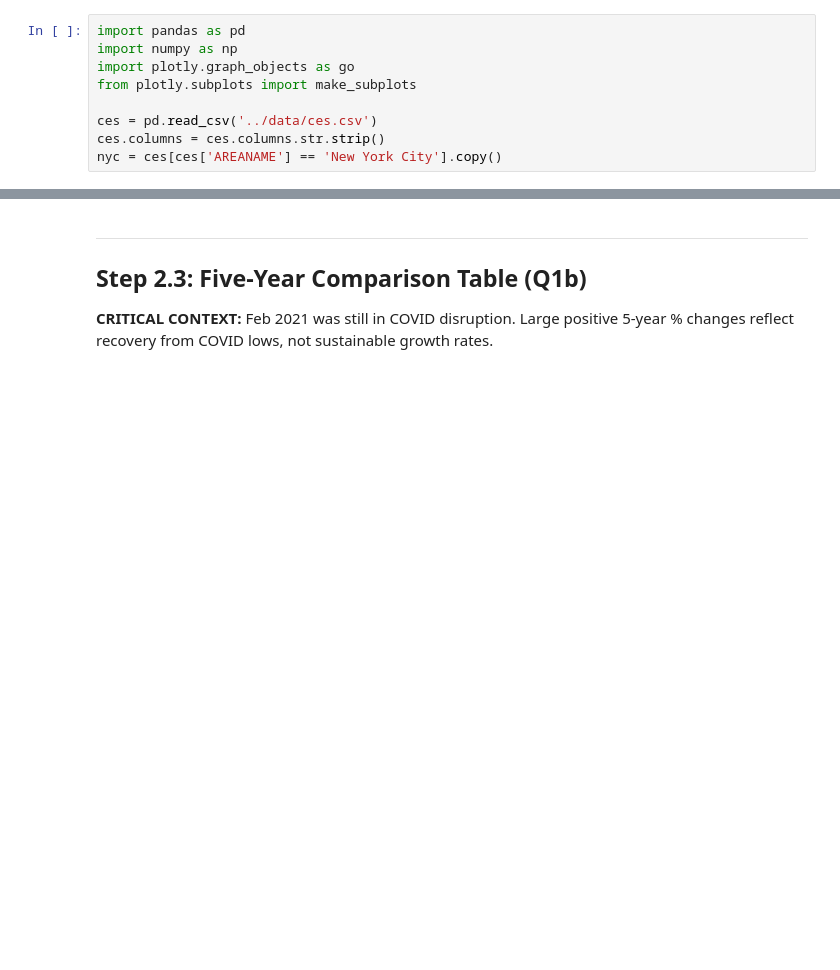
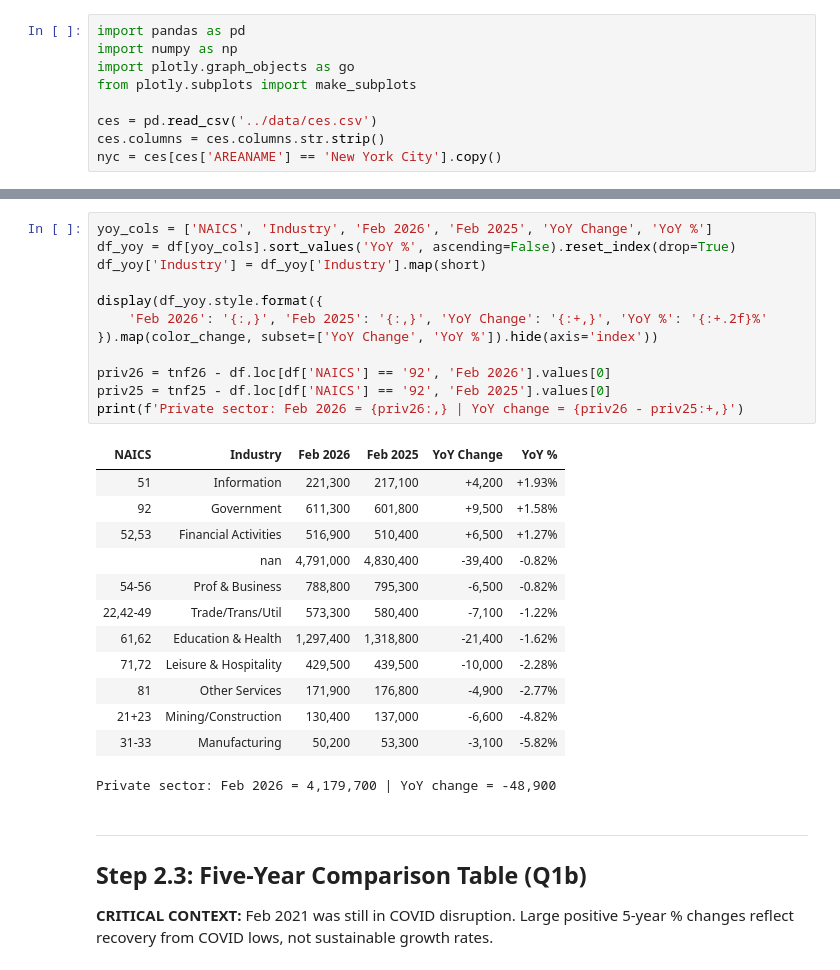
Before and after one commit to lrud/OSC_LR, a Jupyter notebook: notebooks/Q1_Employment_Analysis_executed.ipynb, the cells around one changed output, grey strips where cells are left out. Drawn from its saved outputs; the diff is of its cells as text; blank space fills up the shorter version.

```diff
--- a/notebooks/Q1_Employment_Analysis_executed.ipynb
+++ b/notebooks/Q1_Employment_Analysis_executed.ipynb
@@ -186,3 +113,29 @@ Private sector: Feb 2026 = 4,179,700 | YoY change = -48,900
+# %%
+yoy_cols = ['NAICS', 'Industry', 'Feb 2026', 'Feb 2025', 'YoY Change', 'YoY %']
+df_yoy = df[yoy_cols].sort_values('YoY %', ascending=False).reset_index(drop=True)
+df_yoy['Industry'] = df_yoy['Industry'].map(short)
+
+display(df_yoy.style.format({
+    'Feb 2026': '{:,}', 'Feb 2025': '{:,}', 'YoY Change': '{:+,}', 'YoY %': '{:+.2f}%'
+}).map(color_change, subset=['YoY Change', 'YoY %']).hide(axis='index'))
+
+priv26 = tnf26 - df.loc[df['NAICS'] == '92', 'Feb 2026'].values[0]
+priv25 = tnf25 - df.loc[df['NAICS'] == '92', 'Feb 2025'].values[0]
+print(f'Private sector: Feb 2026 = {priv26:,} | YoY change = {priv26 - priv25:+,}')
+# %% [output]
+| NAICS | Industry | Feb 2026 | Feb 2025 | YoY Change | YoY % |
+| 51 | Information | 221,300 | 217,100 | +4,200 | +1.93% |
+| 92 | Government | 611,300 | 601,800 | +9,500 | +1.58% |
+| 52,53 | Financial Activities | 516,900 | 510,400 | +6,500 | +1.27% |
+|  | nan | 4,791,000 | 4,830,400 | -39,400 | -0.82% |
+| 54-56 | Prof & Business | 788,800 | 795,300 | -6,500 | -0.82% |
+| 22,42-49 | Trade/Trans/Util | 573,300 | 580,400 | -7,100 | -1.22% |
+| 61,62 | Education & Health | 1,297,400 | 1,318,800 | -21,400 | -1.62% |
+| 71,72 | Leisure & Hospitality | 429,500 | 439,500 | -10,000 | -2.28% |
+| 81 | Other Services | 171,900 | 176,800 | -4,900 | -2.77% |
+| 21+23 | Mining/Construction | 130,400 | 137,000 | -6,600 | -4.82% |
+| 31-33 | Manufacturing | 50,200 | 53,300 | -3,100 | -5.82% |
+Private sector: Feb 2026 = 4,179,700 | YoY change = -48,900
 # %% [markdown]
 ---
 ## Step 2.3: Five-Year Comparison Table (Q1b)
```
Also changed, not shown: parts of 13 cells of this notebook, 2 other files.
